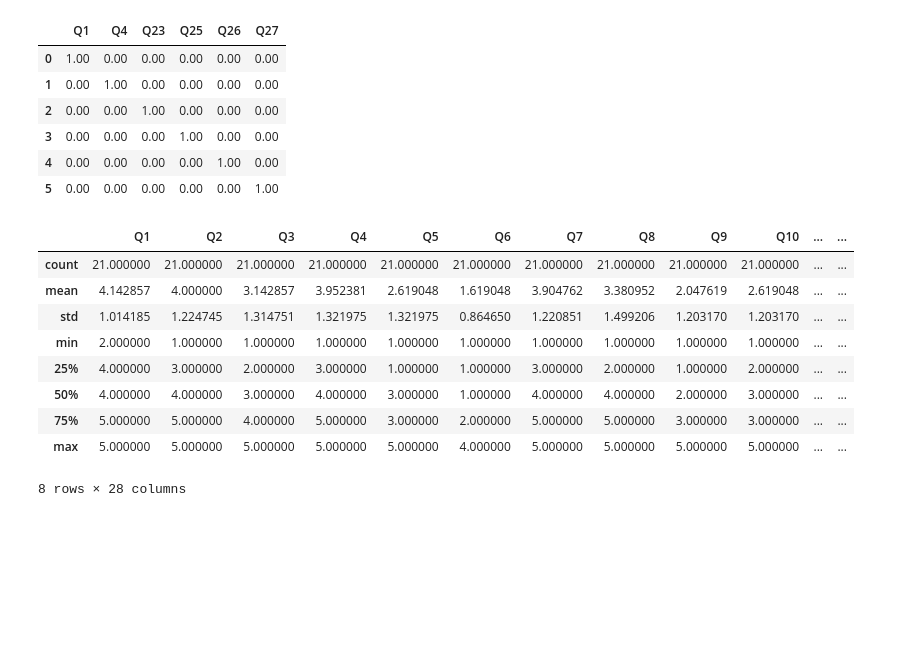
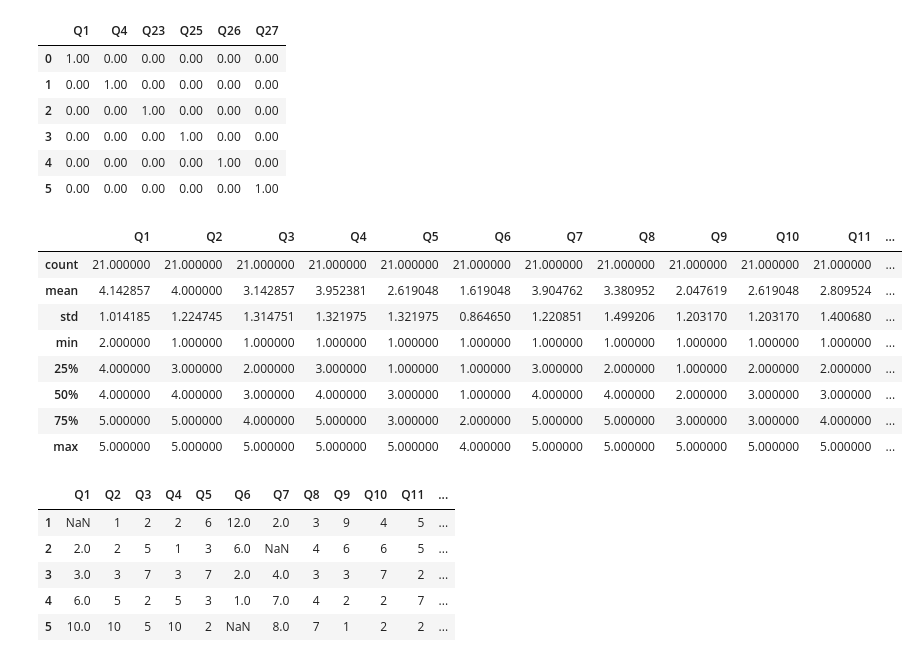
Before and after one commit to TorAP/AudioPydub, a Jupyter notebook: Other/KaraokeEXP/preliminaryTest.ipynb, the cells around one changed output. Drawn from its saved outputs; the diff is of its cells as text; code cells hidden in the pictures; blank space fills up the shorter version.

```diff
--- a/Other/KaraokeEXP/preliminaryTest.ipynb
+++ b/Other/KaraokeEXP/preliminaryTest.ipynb
@@ -132,18 +132,18 @@ catG.corr(method='spearman').apply(relevant).style.background_gradient(cmap='Gre
 | 5 | 0.00 | 0.00 | 0.00 | 0.00 | 0.00 | 1.00 |
 # %%
 data = pd.read_excel('Questionnaire.xlsx', delimiter = '\t', index_col=0,header=0)
+pd.set_option("max_columns", None)
 data.describe()
 # %% [output]
-|  | Q1 | Q2 | Q3 | Q4 | Q5 | Q6 | Q7 | Q8 | Q9 | Q10 | ... | ... |
-| count | 21.000000 | 21.000000 | 21.000000 | 21.000000 | 21.000000 | 21.000000 | 21.000000 | 21.000000 | 21.000000 | 21.000000 | ... | ... |
-| mean | 4.142857 | 4.000000 | 3.142857 | 3.952381 | 2.619048 | 1.619048 | 3.904762 | 3.380952 | 2.047619 | 2.619048 | ... | ... |
-| std | 1.014185 | 1.224745 | 1.314751 | 1.321975 | 1.321975 | 0.864650 | 1.220851 | 1.499206 | 1.203170 | 1.203170 | ... | ... |
-| min | 2.000000 | 1.000000 | 1.000000 | 1.000000 | 1.000000 | 1.000000 | 1.000000 | 1.000000 | 1.000000 | 1.000000 | ... | ... |
-| 25% | 4.000000 | 3.000000 | 2.000000 | 3.000000 | 1.000000 | 1.000000 | 3.000000 | 2.000000 | 1.000000 | 2.000000 | ... | ... |
-| 50% | 4.000000 | 4.000000 | 3.000000 | 4.000000 | 3.000000 | 1.000000 | 4.000000 | 4.000000 | 2.000000 | 3.000000 | ... | ... |
-| 75% | 5.000000 | 5.000000 | 4.000000 | 5.000000 | 3.000000 | 2.000000 | 5.000000 | 5.000000 | 3.000000 | 3.000000 | ... | ... |
-| max | 5.000000 | 5.000000 | 5.000000 | 5.000000 | 5.000000 | 4.000000 | 5.000000 | 5.000000 | 5.000000 | 5.000000 | ... | ... |
+|  | Q1 | Q2 | Q3 | Q4 | Q5 | Q6 | Q7 | Q8 | Q9 | Q10 | Q11 | ... |
+| count | 21.000000 | 21.000000 | 21.000000 | 21.000000 | 21.000000 | 21.000000 | 21.000000 | 21.000000 | 21.000000 | 21.000000 | 21.000000 | ... |
+| mean | 4.142857 | 4.000000 | 3.142857 | 3.952381 | 2.619048 | 1.619048 | 3.904762 | 3.380952 | 2.047619 | 2.619048 | 2.809524 | ... |
+| std | 1.014185 | 1.224745 | 1.314751 | 1.321975 | 1.321975 | 0.864650 | 1.220851 | 1.499206 | 1.203170 | 1.203170 | 1.400680 | ... |
+| min | 2.000000 | 1.000000 | 1.000000 | 1.000000 | 1.000000 | 1.000000 | 1.000000 | 1.000000 | 1.000000 | 1.000000 | 1.000000 | ... |
+| 25% | 4.000000 | 3.000000 | 2.000000 | 3.000000 | 1.000000 | 1.000000 | 3.000000 | 2.000000 | 1.000000 | 2.000000 | 2.000000 | ... |
+| 50% | 4.000000 | 4.000000 | 3.000000 | 4.000000 | 3.000000 | 1.000000 | 4.000000 | 4.000000 | 2.000000 | 3.000000 | 3.000000 | ... |
+| 75% | 5.000000 | 5.000000 | 4.000000 | 5.000000 | 3.000000 | 2.000000 | 5.000000 | 5.000000 | 3.000000 | 3.000000 | 4.000000 | ... |
+| max | 5.000000 | 5.000000 | 5.000000 | 5.000000 | 5.000000 | 4.000000 | 5.000000 | 5.000000 | 5.000000 | 5.000000 | 5.000000 | ... |
-8 rows × 28 columns
 # %%
 # Cannot use test for normality because it is ordinal data, because we can not make sure that there is equal intervals between each category (Very bad - Bad - Alright - Good - Very good). If we had 4-5 questions for each Likert-object it could be justified to make a scale from 4-20 (with 4 questions containing 5 categories), however this might be violate the assumptions of equal intervals. Therefor we conduct a spearman-ranked order correlation.
 
@@ -157,3 +157,13 @@ data.describe()
 # Determines the monotonic relationship between two variables rather than the strength and direction of the linear relationship between your two variables, which is what Pearson's correlation determines.
 
 #Monotonic varibles: follows the same patterns. As one variable increases so does the other and vice versa. Non-monotonic would be not correlation between increasing or decreasing in the two variables.
+# %%
+data.apply(pd.Series.value_counts)
+#Amount of each category
+# %% [output]
+|  | Q1 | Q2 | Q3 | Q4 | Q5 | Q6 | Q7 | Q8 | Q9 | Q10 | Q11 | ... |
+| 1 | NaN | 1 | 2 | 2 | 6 | 12.0 | 2.0 | 3 | 9 | 4 | 5 | ... |
+| 2 | 2.0 | 2 | 5 | 1 | 3 | 6.0 | NaN | 4 | 6 | 6 | 5 | ... |
+| 3 | 3.0 | 3 | 7 | 3 | 7 | 2.0 | 4.0 | 3 | 3 | 7 | 2 | ... |
+| 4 | 6.0 | 5 | 2 | 5 | 3 | 1.0 | 7.0 | 4 | 2 | 2 | 7 | ... |
+| 5 | 10.0 | 10 | 5 | 10 | 2 | NaN | 8.0 | 7 | 1 | 2 | 2 | ... |
```
Also changed, not shown: 2 other files.
